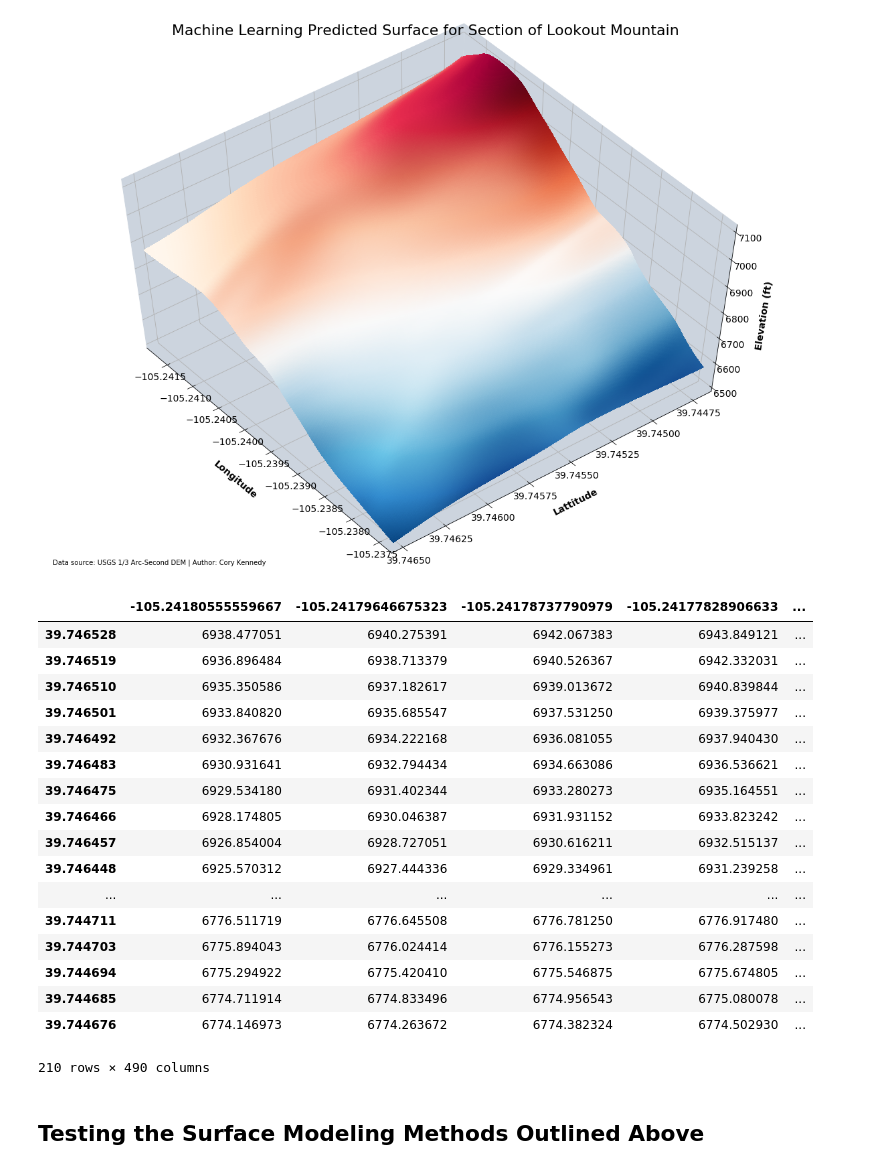
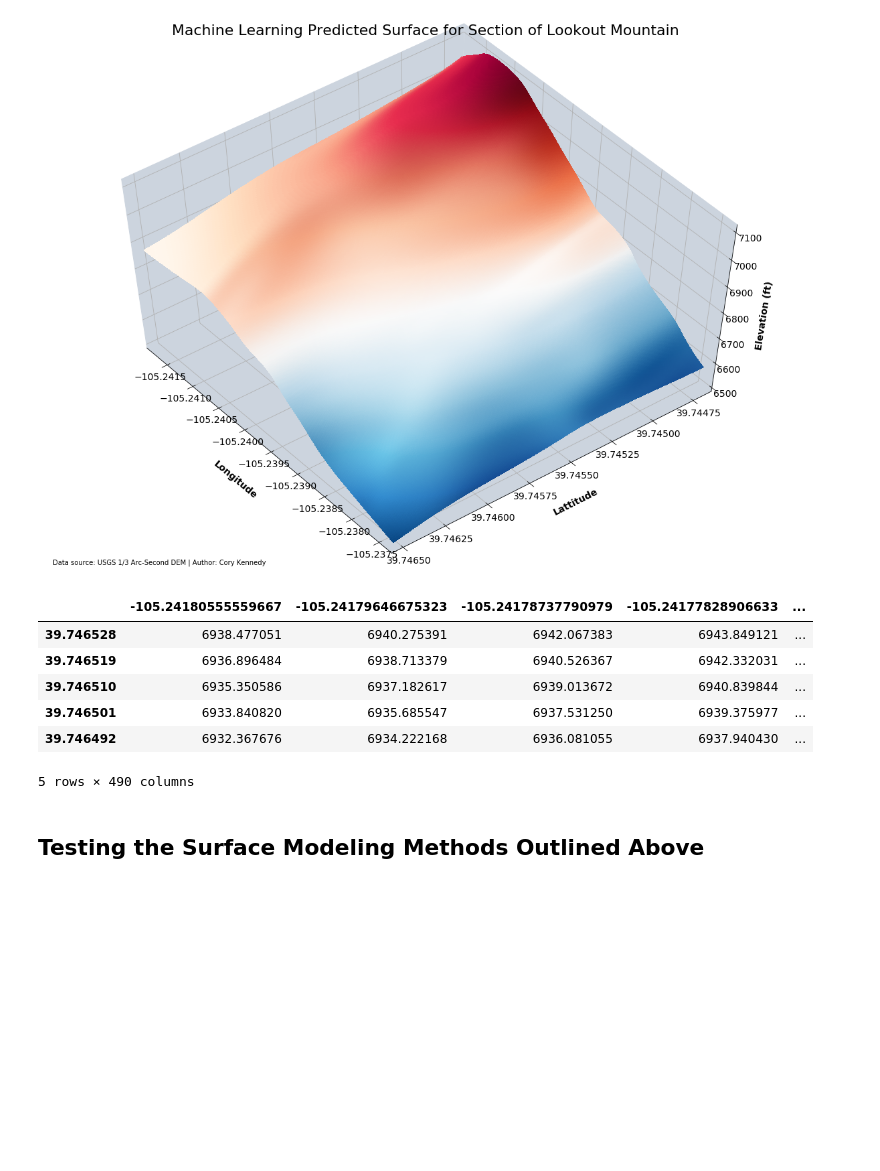
Before and after one commit to RRCCDataLab/Elevation-Descent, a Jupyter notebook: notebooks/Surface_Interpolation_Methods.ipynb, the cells around one changed output. Cells and saved outputs as stored; diff of their text form; code cells hidden in the pictures; blank space fills up the shorter version.

```diff
--- a/notebooks/Surface_Interpolation_Methods.ipynb
+++ b/notebooks/Surface_Interpolation_Methods.ipynb
@@ -350,26 +350,15 @@ plt.savefig('../vis/ml_predicted_surf.png', bbox_inches='tight');
 # %% [output]
 [figure]
 # %%
-ml_data.elev
+ml_data.elev.head()
 # %% [output]
 |  | -105.24180555559667 | -105.24179646675323 | -105.24178737790979 | -105.24177828906633 | ... |
 | 39.746528 | 6938.477051 | 6940.275391 | 6942.067383 | 6943.849121 | ... |
 | 39.746519 | 6936.896484 | 6938.713379 | 6940.526367 | 6942.332031 | ... |
 | 39.746510 | 6935.350586 | 6937.182617 | 6939.013672 | 6940.839844 | ... |
 | 39.746501 | 6933.840820 | 6935.685547 | 6937.531250 | 6939.375977 | ... |
 | 39.746492 | 6932.367676 | 6934.222168 | 6936.081055 | 6937.940430 | ... |
-| 39.746483 | 6930.931641 | 6932.794434 | 6934.663086 | 6936.536621 | ... |
-| 39.746475 | 6929.534180 | 6931.402344 | 6933.280273 | 6935.164551 | ... |
-| 39.746466 | 6928.174805 | 6930.046387 | 6931.931152 | 6933.823242 | ... |
-| 39.746457 | 6926.854004 | 6928.727051 | 6930.616211 | 6932.515137 | ... |
-| 39.746448 | 6925.570312 | 6927.444336 | 6929.334961 | 6931.239258 | ... |
-| ... | ... | ... | ... | ... | ... |
-| 39.744711 | 6776.511719 | 6776.645508 | 6776.781250 | 6776.917480 | ... |
-| 39.744703 | 6775.894043 | 6776.024414 | 6776.155273 | 6776.287598 | ... |
-| 39.744694 | 6775.294922 | 6775.420410 | 6775.546875 | 6775.674805 | ... |
-| 39.744685 | 6774.711914 | 6774.833496 | 6774.956543 | 6775.080078 | ... |
-| 39.744676 | 6774.146973 | 6774.263672 | 6774.382324 | 6774.502930 | ... |
-210 rows × 490 columns
+5 rows × 490 columns
 # %% [markdown]
 ## Testing the Surface Modeling Methods Outlined Above
 # %% [markdown]
```
Also changed, not shown: parts of 4 cells of this notebook, 8 other files.
